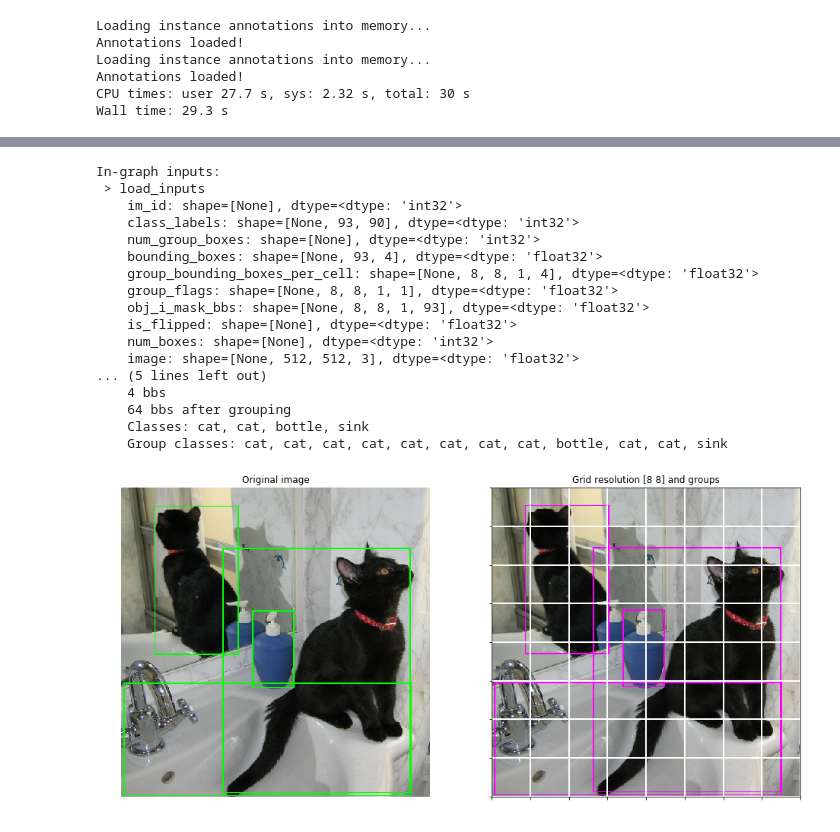
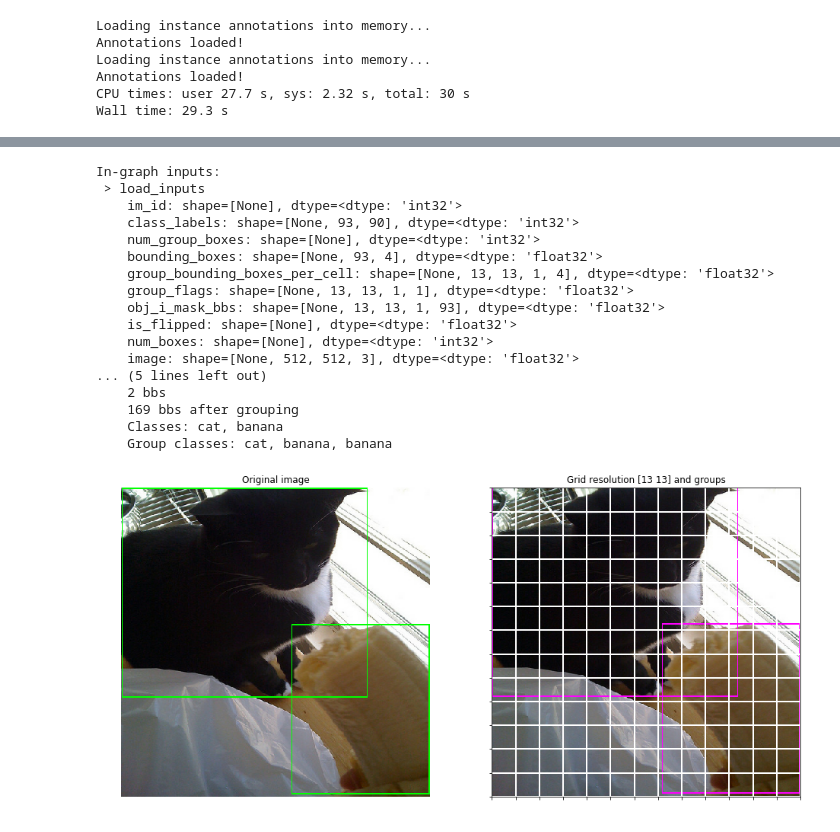
Before and after one commit to ameroyer/ODGI, a Jupyter notebook: create_dataset.ipynb, the cells around one changed output, grey strips where cells are left out. Drawn from its saved outputs; the diff is of its cells as text; code cells hidden in the pictures.

```diff
--- a/create_dataset.ipynb
+++ b/create_dataset.ipynb
@@ -859,7 +865,7 @@ with tf.Graph().as_default():
     else:
         image_folder = os.path.join(metadata['image_folder'], 'val2017')
 
-    num_cells = np.array([8, 8])
+    num_cells = np.array([13, 13])
     grid_offsets = configuration.precompute_grid_offsets(num_cells)
 
     print('\n\033[44mIn-graph inputs:\033[0m')
@@ -875,7 +881,7 @@ with tf.Graph().as_default():
                                          image_folder=image_folder,
                                          batch_size=1,
                                          image_size=image_size,
-                                         shuffle_buffer=1,#100,
+                                         shuffle_buffer=100,
                                          grouping_method='intersect_with_density',
                                          verbose=2)
     inputs = inputs[0]
@@ -899,38 +905,38 @@ with tf.Graph().as_default():
         print('   ', inputs_['num_boxes'][0], 'bbs')
         print('   ', inputs_['num_group_boxes'][0], 'bbs after grouping')
         classes = np.where(inputs_['class_labels'][0] > 0)[-1]
         print('    Classes:', ', '.join(metadata['data_classes'][index] for index in classes))
         group_classes = np.where(inputs_['group_class_labels'][0] > 0)[-1]
         print('    Group classes:', ', '.join(metadata['data_classes'][index]
                                               for index in group_classes[:inputs_['num_group_boxes'][0]]))
         # Plot
         _, (ax1, ax2) = plt.subplots(1, 2, figsize=(16, 8))
         ax1.set_title('Original image')
         ax1.imshow(img)
         ax1.set_axis_off()
         ax2.set_title('Grid resolution %s and groups' % num_cells)
         ax2.imshow(group_img)
         ax2.set_xticks(np.linspace(0, image_size, num_cells[0] + 1))
         ax2.set_yticks(np.linspace(0, image_size, num_cells[1] + 1))
         ax2.tick_params(labelbottom=False, labelleft=False)
         ax2.grid(color='white', linewidth=2)
         plt.show()
 # %% [output]
 In-graph inputs:
  > load_inputs
     im_id: shape=[None], dtype=<dtype: 'int32'>
     class_labels: shape=[None, 93, 90], dtype=<dtype: 'int32'>
     num_group_boxes: shape=[None], dtype=<dtype: 'int32'>
     bounding_boxes: shape=[None, 93, 4], dtype=<dtype: 'float32'>
-    group_bounding_boxes_per_cell: shape=[None, 8, 8, 1, 4], dtype=<dtype: 'float32'>
-    group_flags: shape=[None, 8, 8, 1, 1], dtype=<dtype: 'float32'>
-    obj_i_mask_bbs: shape=[None, 8, 8, 1, 93], dtype=<dtype: 'float32'>
+    group_bounding_boxes_per_cell: shape=[None, 13, 13, 1, 4], dtype=<dtype: 'float32'>
+    group_flags: shape=[None, 13, 13, 1, 1], dtype=<dtype: 'float32'>
+    obj_i_mask_bbs: shape=[None, 13, 13, 1, 93], dtype=<dtype: 'float32'>
     is_flipped: shape=[None], dtype=<dtype: 'float32'>
     num_boxes: shape=[None], dtype=<dtype: 'int32'>
     image: shape=[None, 512, 512, 3], dtype=<dtype: 'float32'>
 ... (5 lines left out)
-    4 bbs
-    64 bbs after grouping
-    Classes: cat, cat, bottle, sink
-    Group classes: cat, cat, cat, cat, cat, cat, cat, cat, bottle, cat, cat, sink
+    2 bbs
+    169 bbs after grouping
+    Classes: cat, banana
+    Group classes: cat, banana, banana
-[figure, old version]
+[figure, new version]
```
Also changed, not shown: parts of 1 cell of this notebook, 2 other files.
